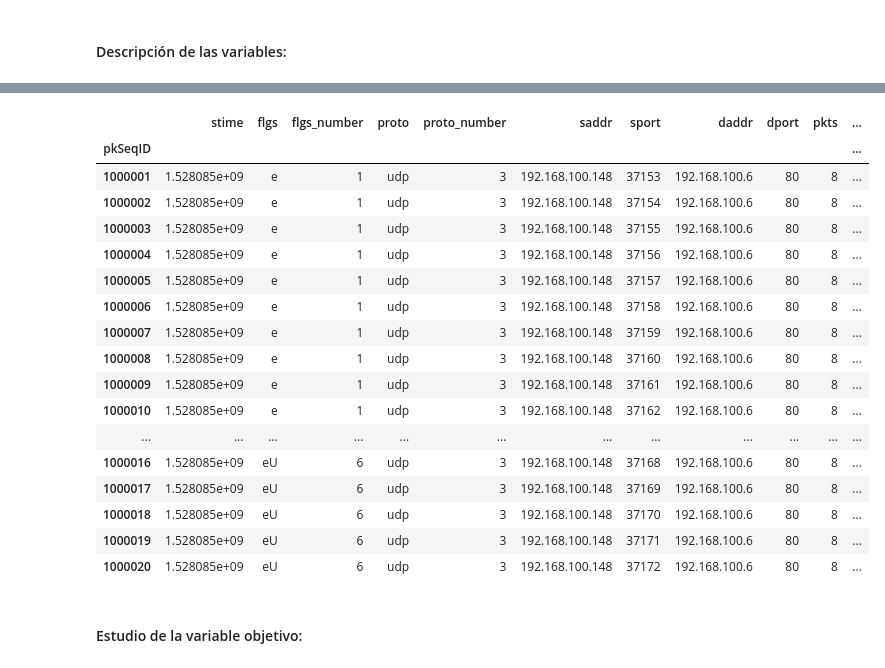
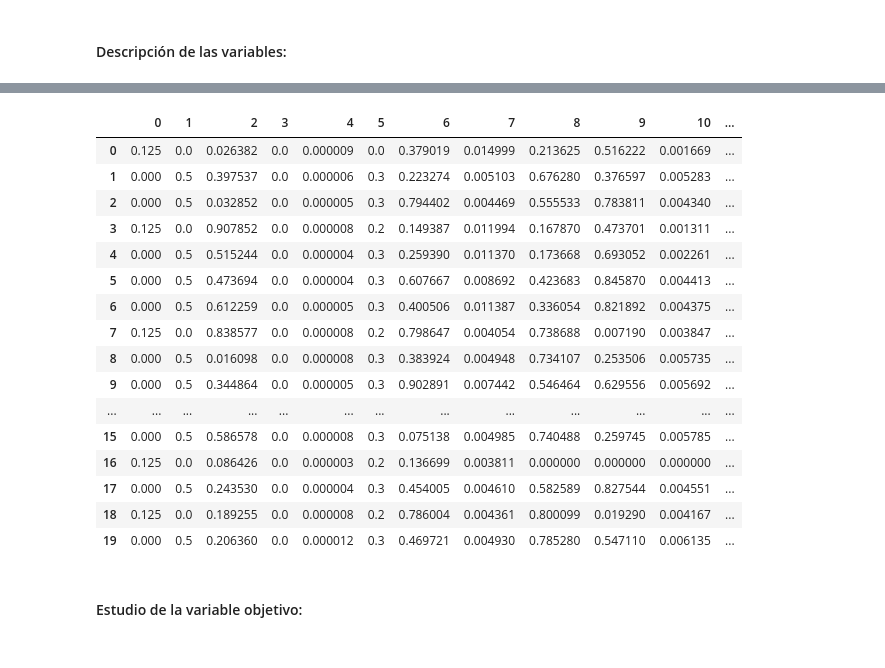
Before and after one commit to PabloDelaFuenteArteaga/autoencoders-ciberseguridad, a Jupyter notebook: notebooks/preprocesado.ipynb, the cells around one changed output, grey strips where cells are left out. Drawn from its saved outputs; the diff is of its cells as text; code cells hidden in the pictures.

```diff
--- a/notebooks/preprocesado.ipynb
+++ b/notebooks/preprocesado.ipynb
@@ -381,3 +412,6 @@ dtype: Int64
+# %%
+# Eiliminamos las columnas `sbytes`, `dbytes`, `spkts` y `dpkts`
+df = df.drop(columns=["sbytes", "dbytes", "pkts", "spkts", "srate", "drate", "ltime", "stime"])
 # %% [markdown]
 ### Separación entre variable objetivo y resto de variables:
 # %%
@@ -391,26 +427,34 @@ Contamos con 45 variables distintas de la variable objetivo: Category.
+# %%
+from sklearn.model_selection import train_test_split
+
+# Separación en train y test:
+X_train, X_val, y_train, y_val = train_test_split(
+    X, y, test_size=0.2, random_state=42)
 # %% [markdown]
 ### Transformación:
 # %%
 from sklearn.compose import ColumnTransformer
-from sklearn.preprocessing import OneHotEncoder, StandardScaler
+from sklearn.preprocessing import OneHotEncoder, MinMaxScaler
 from sklearn.pipeline import Pipeline
-
+import joblib
 
 # Separar columnas
 num_cols = X.select_dtypes(include=[np.number]).columns.to_list()
-cat_cols = X.select_dtypes(include=['category']).columns.to_list()
+cat_cols = X.select_dtypes(include=['category', 'object']).columns.to_list()
 
 # Preprocesadores
-numeric_transformer = StandardScaler()
-categorical_transformer = OneHotEncoder(drop='first', handle_unknown='ignore')
+numeric_transformer = MinMaxScaler()
+categorical_transformer = OneHotEncoder(drop='first', handle_unknown='ignore', sparse_output=False)
 
 preprocessor = ColumnTransformer([
-    ('num', StandardScaler(), num_cols),
-    ('cat', OneHotEncoder(), cat_cols)
+    ('num', numeric_transformer, num_cols),
+    ('cat', categorical_transformer, cat_cols)
 ])
 
-# PROCESA los datos primero
-X_processed = preprocessor.fit_transform(X)
-X_processed = np.array(X_processed.todense())  # Convertir a array denso
 
-input_dim = X_processed.shape[1]
+X_train_processed = preprocessor.fit_transform(X_train)
+X_val_processed = preprocessor.transform(X_val)
+
+
+# Guardar preprocessor
+joblib.dump(preprocessor, "preprocessor.pkl")
@@ -425,5 +469,6 @@ Tras la transformación contamos con
 # %% [markdown]
 #### Descripción de las variables:
 # %%
-X.describe(include="all").round(2)
+df_X_train = pd.DataFrame(X_train_processed)
+df_X_train.describe(include="all").round(2)
 # %% [output]
@@ -442,24 +484,23 @@ X.describe(include="all").round(2)
 # %%
-X.head(20)
+df_X_train.head(20)
 # %% [output]
-|  | stime | flgs | flgs_number | proto | proto_number | saddr | sport | daddr | dport | pkts | ... |
-| pkSeqID |  |  |  |  |  |  |  |  |  |  | ... |
-| 1000001 | 1.528085e+09 | e | 1 | udp | 3 | 192.168.100.148 | 37153 | 192.168.100.6 | 80 | 8 | ... |
-| 1000002 | 1.528085e+09 | e | 1 | udp | 3 | 192.168.100.148 | 37154 | 192.168.100.6 | 80 | 8 | ... |
-| 1000003 | 1.528085e+09 | e | 1 | udp | 3 | 192.168.100.148 | 37155 | 192.168.100.6 | 80 | 8 | ... |
-| 1000004 | 1.528085e+09 | e | 1 | udp | 3 | 192.168.100.148 | 37156 | 192.168.100.6 | 80 | 8 | ... |
-| 1000005 | 1.528085e+09 | e | 1 | udp | 3 | 192.168.100.148 | 37157 | 192.168.100.6 | 80 | 8 | ... |
-| 1000006 | 1.528085e+09 | e | 1 | udp | 3 | 192.168.100.148 | 37158 | 192.168.100.6 | 80 | 8 | ... |
-| 1000007 | 1.528085e+09 | e | 1 | udp | 3 | 192.168.100.148 | 37159 | 192.168.100.6 | 80 | 8 | ... |
-| 1000008 | 1.528085e+09 | e | 1 | udp | 3 | 192.168.100.148 | 37160 | 192.168.100.6 | 80 | 8 | ... |
-| 1000009 | 1.528085e+09 | e | 1 | udp | 3 | 192.168.100.148 | 37161 | 192.168.100.6 | 80 | 8 | ... |
-| 1000010 | 1.528085e+09 | e | 1 | udp | 3 | 192.168.100.148 | 37162 | 192.168.100.6 | 80 | 8 | ... |
-| ... | ... | ... | ... | ... | ... | ... | ... | ... | ... | ... | ... |
-| 1000016 | 1.528085e+09 | eU | 6 | udp | 3 | 192.168.100.148 | 37168 | 192.168.100.6 | 80 | 8 | ... |
-| 1000017 | 1.528085e+09 | eU | 6 | udp | 3 | 192.168.100.148 | 37169 | 192.168.100.6 | 80 | 8 | ... |
-| 1000018 | 1.528085e+09 | eU | 6 | udp | 3 | 192.168.100.148 | 37170 | 192.168.100.6 | 80 | 8 | ... |
-| 1000019 | 1.528085e+09 | eU | 6 | udp | 3 | 192.168.100.148 | 37171 | 192.168.100.6 | 80 | 8 | ... |
-| 1000020 | 1.528085e+09 | eU | 6 | udp | 3 | 192.168.100.148 | 37172 | 192.168.100.6 | 80 | 8 | ... |
+|  | 0 | 1 | 2 | 3 | 4 | 5 | 6 | 7 | 8 | 9 | 10 | ... |
+| 0 | 0.125 | 0.0 | 0.026382 | 0.0 | 0.000009 | 0.0 | 0.379019 | 0.014999 | 0.213625 | 0.516222 | 0.001669 | ... |
+| 1 | 0.000 | 0.5 | 0.397537 | 0.0 | 0.000006 | 0.3 | 0.223274 | 0.005103 | 0.676280 | 0.376597 | 0.005283 | ... |
+| 2 | 0.000 | 0.5 | 0.032852 | 0.0 | 0.000005 | 0.3 | 0.794402 | 0.004469 | 0.555533 | 0.783811 | 0.004340 | ... |
+| 3 | 0.125 | 0.0 | 0.907852 | 0.0 | 0.000008 | 0.2 | 0.149387 | 0.011994 | 0.167870 | 0.473701 | 0.001311 | ... |
+| 4 | 0.000 | 0.5 | 0.515244 | 0.0 | 0.000004 | 0.3 | 0.259390 | 0.011370 | 0.173668 | 0.693052 | 0.002261 | ... |
+| 5 | 0.000 | 0.5 | 0.473694 | 0.0 | 0.000004 | 0.3 | 0.607667 | 0.008692 | 0.423683 | 0.845870 | 0.004413 | ... |
+| 6 | 0.000 | 0.5 | 0.612259 | 0.0 | 0.000005 | 0.3 | 0.400506 | 0.011387 | 0.336054 | 0.821892 | 0.004375 | ... |
+| 7 | 0.125 | 0.0 | 0.838577 | 0.0 | 0.000008 | 0.2 | 0.798647 | 0.004054 | 0.738688 | 0.007190 | 0.003847 | ... |
+| 8 | 0.000 | 0.5 | 0.016098 | 0.0 | 0.000008 | 0.3 | 0.383924 | 0.004948 | 0.734107 | 0.253506 | 0.005735 | ... |
+| 9 | 0.000 | 0.5 | 0.344864 | 0.0 | 0.000005 | 0.3 | 0.902891 | 0.007442 | 0.546464 | 0.629556 | 0.005692 | ... |
+| ... | ... | ... | ... | ... | ... | ... | ... | ... | ... | ... | ... | ... |
+| 15 | 0.000 | 0.5 | 0.586578 | 0.0 | 0.000008 | 0.3 | 0.075138 | 0.004985 | 0.740488 | 0.259745 | 0.005785 | ... |
+| 16 | 0.125 | 0.0 | 0.086426 | 0.0 | 0.000003 | 0.2 | 0.136699 | 0.003811 | 0.000000 | 0.000000 | 0.000000 | ... |
+| 17 | 0.000 | 0.5 | 0.243530 | 0.0 | 0.000004 | 0.3 | 0.454005 | 0.004610 | 0.582589 | 0.827544 | 0.004551 | ... |
+| 18 | 0.125 | 0.0 | 0.189255 | 0.0 | 0.000008 | 0.2 | 0.786004 | 0.004361 | 0.800099 | 0.019290 | 0.004167 | ... |
+| 19 | 0.000 | 0.5 | 0.206360 | 0.0 | 0.000012 | 0.3 | 0.469721 | 0.004930 | 0.785280 | 0.547110 | 0.006135 | ... |
 # %% [markdown]
 #### Estudio de la variable objetivo:
 # %%
```
Also changed, not shown: parts of 45 cells of this notebook, 4 other files.
